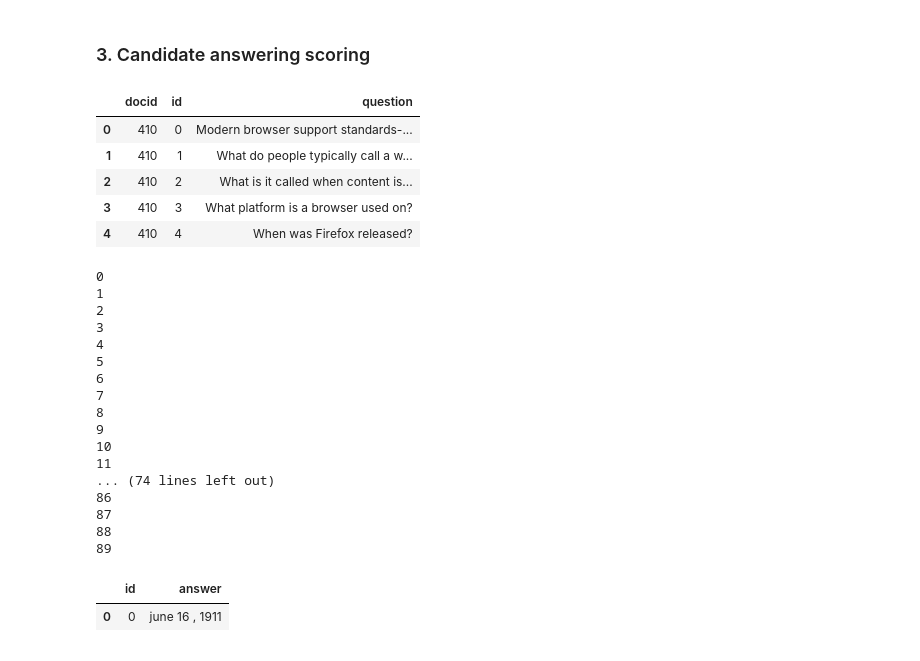
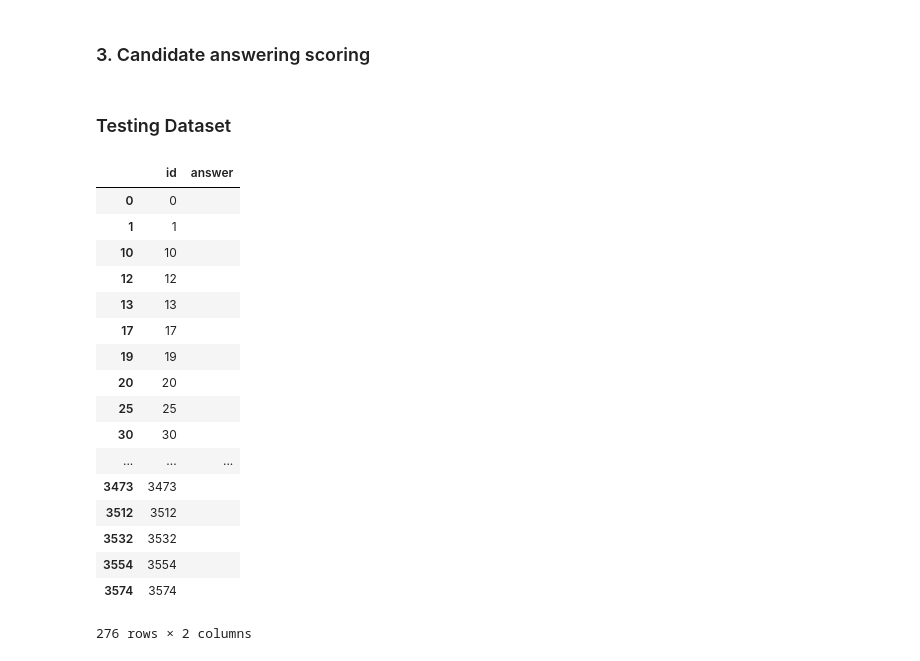
Before and after one commit to danielfelipegil/poisson, a Jupyter notebook: question-answering-dg.ipynb, the cells around one changed output. Drawn from its saved outputs; the diff is of its cells as text; code cells hidden in the pictures.

```diff
--- a/question-answering-dg.ipynb
+++ b/question-answering-dg.ipynb
@@ -331,7 +331,7 @@ answer_keywords = set([word for word, count in answer_sentences_bow.items()])
 #qs_training=get_feature_questions(questions,answer_keywords)
 qs_training=get_feature_questions(list(question_learning_dataset.question),answer_keywords,list(question_learning_dataset.question_type))
 # %%
-if (len(qs)>0 and len(classes)>0):
+if (len(qs_training)>0 and len(list(question_learning_dataset.question_type))>0):
     # fit vectorizer
     vectorizer = DictVectorizer()
 
@@ -524,8 +524,8 @@ def query_vsm(query, index):
 # %% [markdown]
 <h3>3. Candidate answering scoring</h3>
 # %%
-df_result=pd.DataFrame(columns=['id','answer'])
-df_devel=df_devel.iloc[0:20]
+df_result_devel=pd.DataFrame(columns=['id','answer'])
+df_devel=df_devel.iloc[0:100]
 # %%
 
 for index, row in df_devel.iterrows():
@@ -595,20 +595,17 @@ for index, row in df_devel.iterrows():
     break
 
 df_result.to_csv('prediction/output.csv',index=False)
-# %%
-df_testing.head()
-# %% [output]
-|  | docid | id | question |
-| 0 | 410 | 0 | Modern browser support standards-... |
-| 1 | 410 | 1 | What do people typically call a w... |
-| 2 | 410 | 2 | What is it called when content is... |
-| 3 | 410 | 3 | What platform is a browser used on? |
-| 4 | 410 | 4 | When was Firefox released? |
+# %% [markdown]
+<h3>Testing Dataset</h3>
 # %%
+
+df_result=pd.DataFrame(columns=['id','answer'])
+df_testing=pd.read_json('project_files/testing.json')
 for index, row in df_testing.iterrows():
     question=row['question']
     docid=row['docid']
     ida=row['id']
+
     #print('Question: ',question)
     #print('Expected Answer:',expected_answer)
     #print('Docid:',docid)
@@ -671,22 +668,5 @@ for index, row in df_testing.iterrows():
 
     #print('Predicted answer:',answer)
     print(ida)
+
     df_result.loc[len(df_result)]=[ida,answer]
-# %% [output]
-0
-1
-2
-3
-4
-5
-6
-7
-8
-9
-10
-11
-... (74 lines left out)
-86
-87
-88
-89
@@ -695,5 +673,24 @@ print("done")
+# %%
+import numpy as np
+df_result[df_result.answer=='']
+# %% [output]
+|  | id | answer |
+| 0 | 0 |  |
+| 1 | 1 |  |
+| 10 | 10 |  |
+| 12 | 12 |  |
+| 13 | 13 |  |
+| 17 | 17 |  |
+| 19 | 19 |  |
+| 20 | 20 |  |
+| 25 | 25 |  |
+| 30 | 30 |  |
+| ... | ... | ... |
+| 3473 | 3473 |  |
+| 3512 | 3512 |  |
+| 3532 | 3532 |  |
+| 3554 | 3554 |  |
+| 3574 | 3574 |  |
+276 rows × 2 columns
 # %%
 df_result.to_csv('prediction/output.csv',index=False)
-# %% [output]
-|  | id | answer |
-| 0 | 0 | june 16 , 1911 |
```
Also changed, not shown: parts of 2 cells of this notebook.
